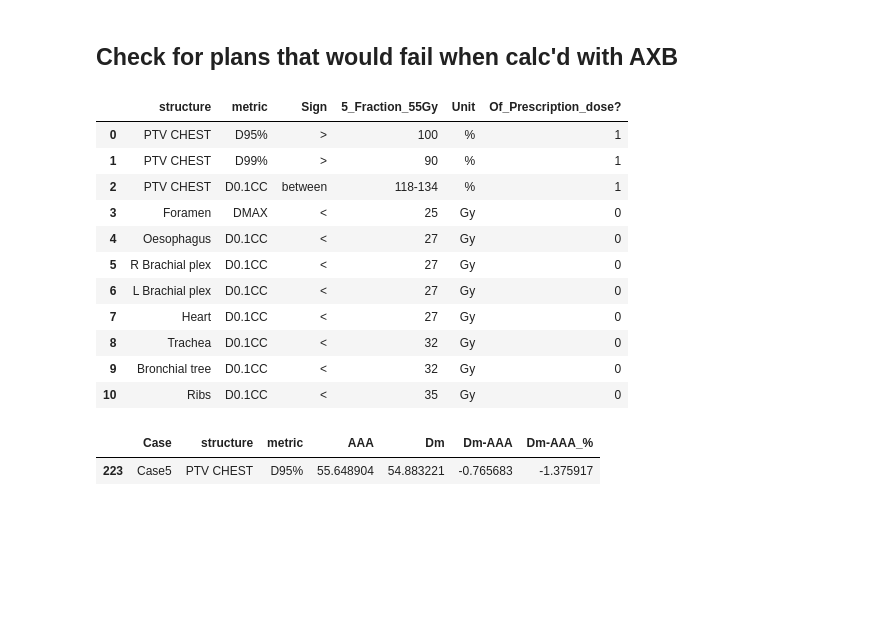
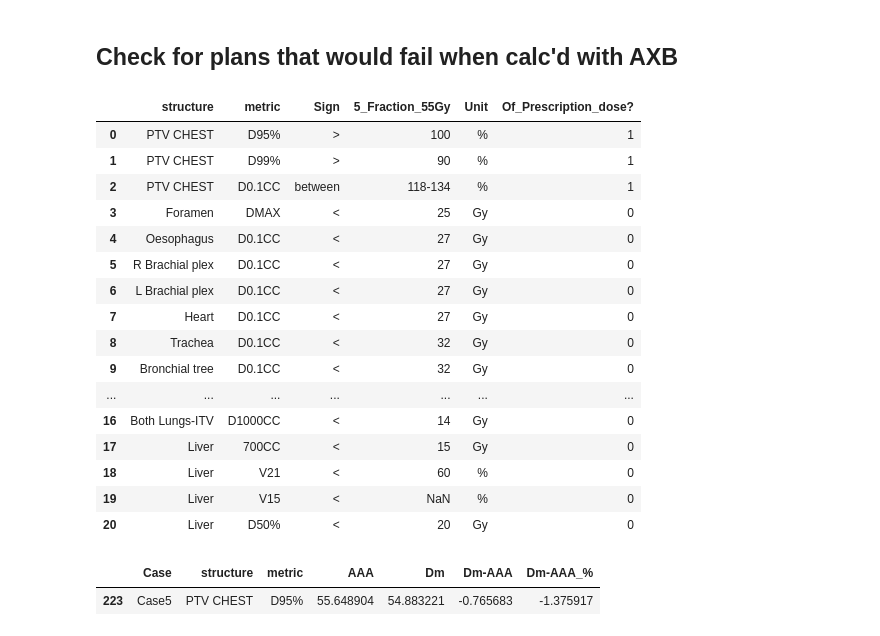
Before and after one commit to robmarkcole/Useful-python-for-medical-physics, a Jupyter notebook: Experiments in ipython notebooks/Project/Lung comparison/Feb_2017_Lungs/All_cases_7_2_2017/Lung analysis 7-2-2017.ipynb, the cells around one changed output. Drawn from its saved outputs; the diff is of its cells as text; code cells hidden in the pictures; blank space fills up the shorter version.

```diff
--- a/Experiments in ipython notebooks/Project/Lung comparison/Feb_2017_Lungs/All_cases_7_2_2017/Lung analysis 7-2-2017.ipynb
+++ b/Experiments in ipython notebooks/Project/Lung comparison/Feb_2017_Lungs/All_cases_7_2_2017/Lung analysis 7-2-2017.ipynb
@@ -217,21 +226,26 @@ ax3.set_title('Significant (p<0.05) mean dose differences Dm-AAA (Gy) by metric'
 constraints = pd.read_csv('SABR_lung_constraints.csv')
 constraints = constraints.drop('3_Fraction_54Gy', 1)   # drop 54 Gy
 # %%
-constraints = constraints[constraints['metric'].isin(metrics_of_interest)]   # get only constraints where we have exported metrics
+#constraints = constraints[constraints['metric']]#.isin(metrics_of_interest)]   # get only constraints where we have exported metrics
 constraints
 # %% [output]
 |  | structure | metric | Sign | 5_Fraction_55Gy | Unit | Of_Prescription_dose? |
 | 0 | PTV CHEST | D95% | > | 100 | % | 1 |
 | 1 | PTV CHEST | D99% | > | 90 | % | 1 |
 | 2 | PTV CHEST | D0.1CC | between | 118-134 | % | 1 |
 | 3 | Foramen | DMAX | < | 25 | Gy | 0 |
 | 4 | Oesophagus | D0.1CC | < | 27 | Gy | 0 |
 | 5 | R Brachial plex | D0.1CC | < | 27 | Gy | 0 |
 | 6 | L Brachial plex | D0.1CC | < | 27 | Gy | 0 |
 | 7 | Heart | D0.1CC | < | 27 | Gy | 0 |
 | 8 | Trachea | D0.1CC | < | 32 | Gy | 0 |
 | 9 | Bronchial tree | D0.1CC | < | 32 | Gy | 0 |
-| 10 | Ribs | D0.1CC | < | 35 | Gy | 0 |
+| ... | ... | ... | ... | ... | ... | ... |
+| 16 | Both Lungs-ITV | D1000CC | < | 14 | Gy | 0 |
+| 17 | Liver | 700CC | < | 15 | Gy | 0 |
+| 18 | Liver | V21 | < | 60 | % | 0 |
+| 19 | Liver | V15 | < | NaN | % | 0 |
+| 20 | Liver | D50% | < | 20 | Gy | 0 |
 # %%
 d = AAA_Dm_data
 PTV_D95_fail = d[(d['structure'] == 'PTV CHEST') & (d['metric'] == 'D95%') & (d['AAA'] > 55.0) & (d['Dm'] < 55.0)]
```
Also changed, not shown: parts of 2 cells of this notebook, 37 other files.
